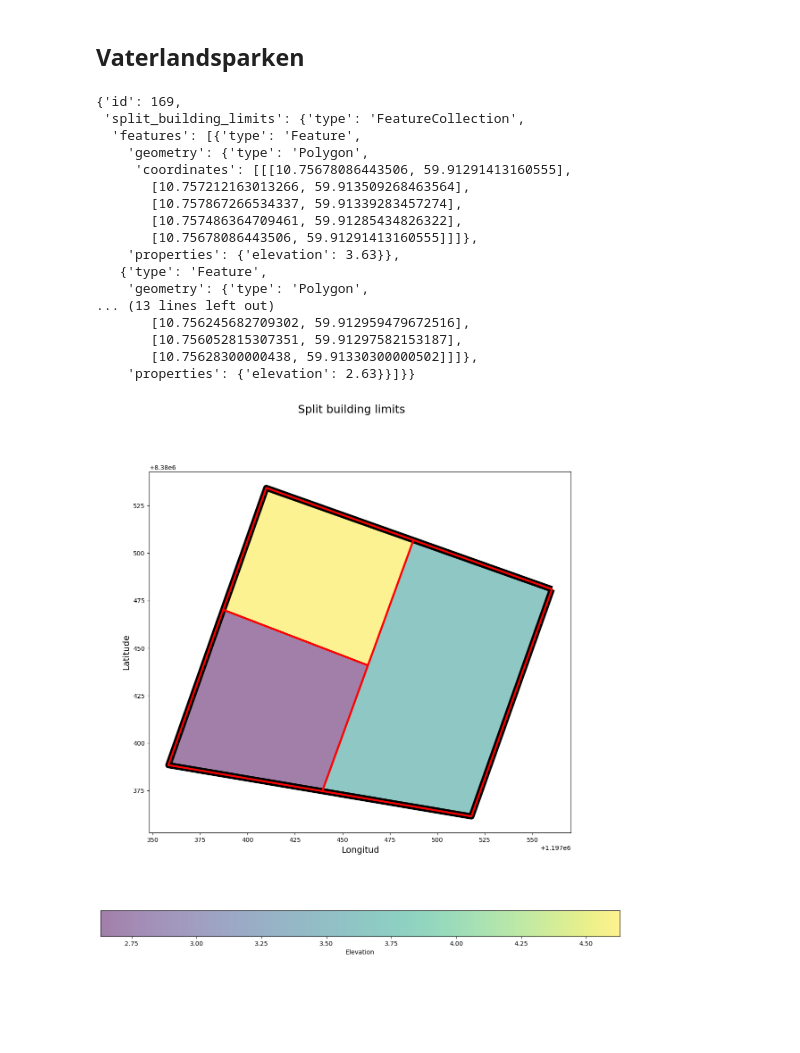
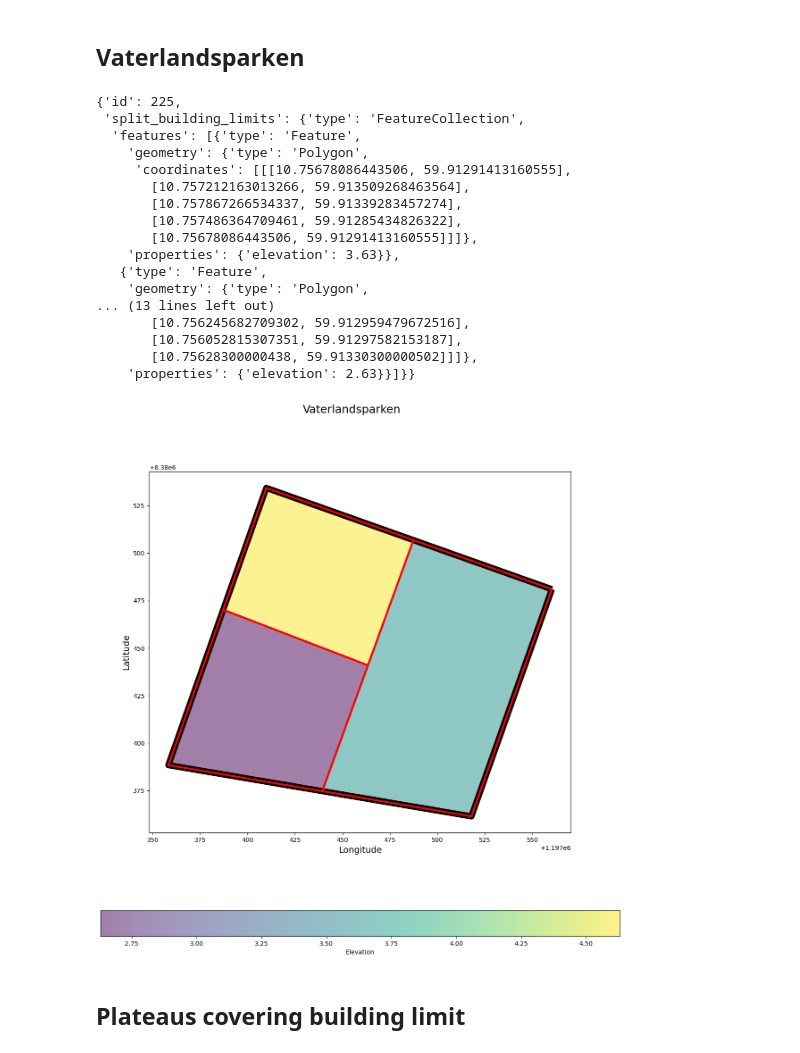
Before and after one commit to Anitsirc22/split-building-limits-api, a Jupyter notebook: examples/split_building_limits_examples.ipynb, the cells around one changed output. Cells and saved outputs as stored; diff of their text form; code cells hidden in the pictures; blank space fills up the shorter version.

```diff
--- a/examples/split_building_limits_examples.ipynb
+++ b/examples/split_building_limits_examples.ipynb
@@ -7,14 +8,14 @@ BASE_URL = "http://127.0.0.1:4011"
 # %% [markdown]
 ## Vaterlandsparken
 # %%
-with open('plateaus_fully_covering.json') as user_file:
+with open('../tests/input_files/vaterlandsparken.json') as user_file:
   input_json = json.load(user_file)
 params = {"gcs":"EPSG:4326", "pcs":"EPSG:3857"}
 response = requests.post(url=f"{BASE_URL}/split", json=input_json, params=params)
 # %%
 response.json()
 # %% [output]
-{'id': 169,
+{'id': 225,
  'split_building_limits': {'type': 'FeatureCollection',
   'features': [{'type': 'Feature',
     'geometry': {'type': 'Polygon',
@@ -40,15 +41,17 @@ result_gdf = gpd.GeoDataFrame.from_features(response.json()["split_building_limi
 # %%
 fig, ax = plt.subplots(figsize=(15, 15))
 _ = result_gdf.plot(ax=ax, alpha=0.5, column="elevation", legend=True, legend_kwds={"label": "Elevation", "orientation": "horizontal", "alpha":0.5},)
 _ = building_limits_gdf.plot(ax=ax, alpha=1, edgecolor="black", linewidth=10, facecolor="none")
 _ = height_plateaus_gdf.plot(ax=ax, alpha=1, edgecolor="red", linewidth=3, facecolor="none")
-fig.suptitle('Split building limits', fontsize=18)
-plt.xlabel('Longitud', fontsize=14)
+fig.suptitle('Vaterlandsparken', fontsize=18)
+plt.xlabel('Longitude', fontsize=14)
 plt.ylabel('Latitude', fontsize=14)
 ax.tick_params(labelsize=10)
 _ = plt.plot()
 # %% [output]
-[figure, old version]
+[figure, new version]
+# %% [markdown]
+## Plateaus covering building limit
 # %%
 with open('../tests/input_files/plateaus_covering_building_limit.json') as user_file:
   input_json = json.load(user_file)
```
Also changed, not shown: parts of 45 cells of this notebook, 11 other files.
